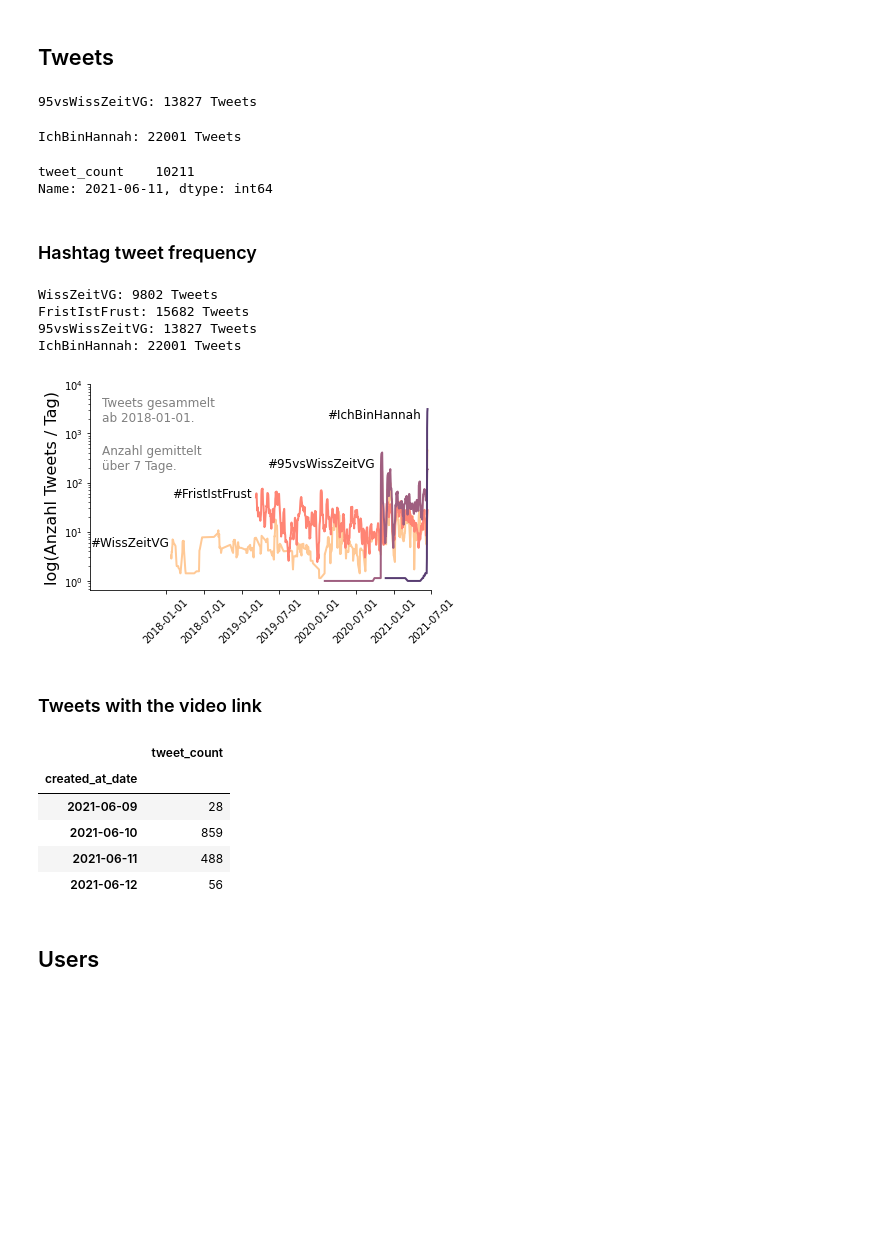
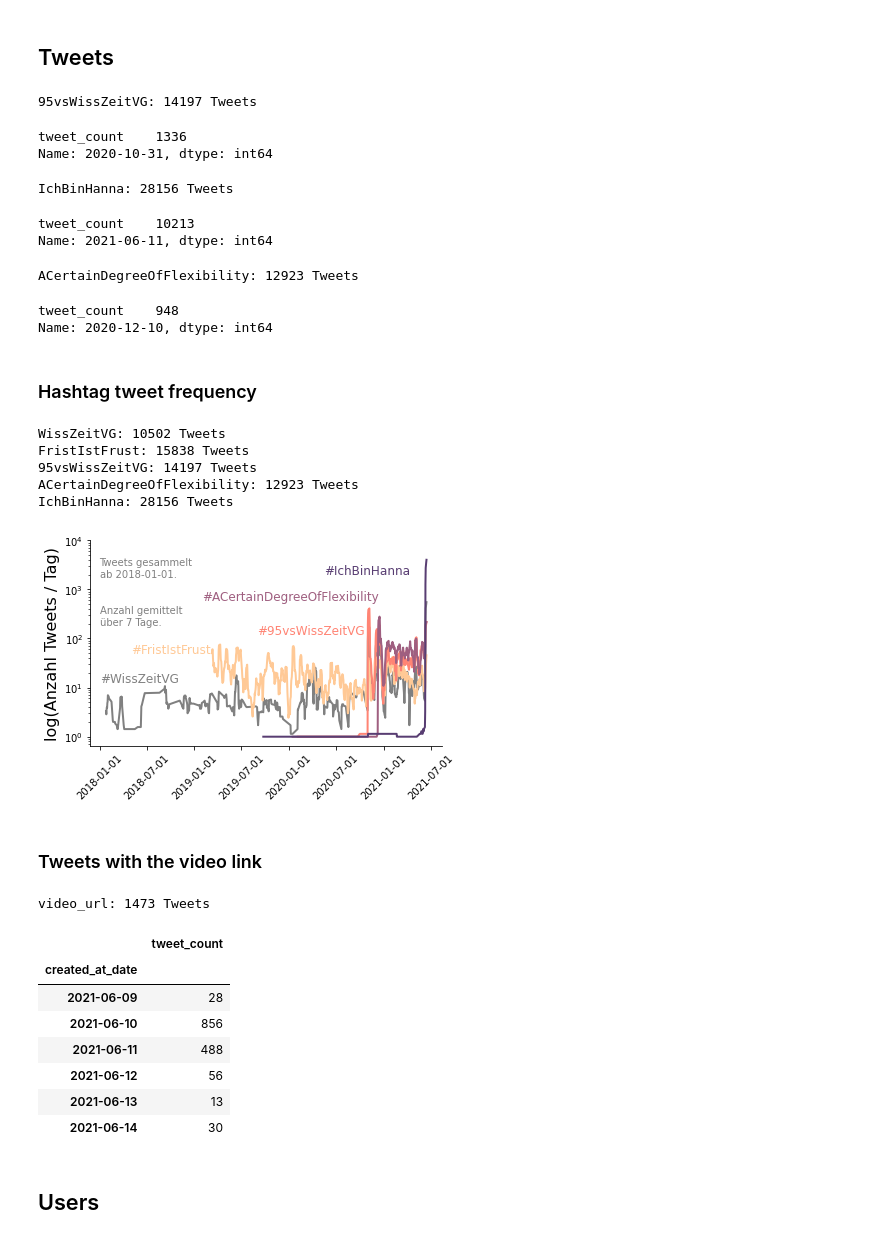
Before and after one commit to LaserStefan/IchbinHanna, a Jupyter notebook: code/analyze_tweets.ipynb, the cells around one changed output. Drawn from its saved outputs; the diff is of its cells as text; code cells hidden in the pictures; blank space fills up the shorter version.

```diff
--- a/code/analyze_tweets.ipynb
+++ b/code/analyze_tweets.ipynb
@@ -5,8 +5,9 @@ import pandas as pd
 from os.path import join
 import matplotlib.pyplot as plt
 # %%
-src = '../data'
-hashtags = ['WissZeitVG', 'FristIstFrust', '95vsWissZeitVG', 'IchBinHannah']
+src = '../data/tweets'
+hashtags = ['WissZeitVG', 'FristIstFrust', '95vsWissZeitVG',
+            'ACertainDegreeOfFlexibility', 'IchBinHanna']
 # %%
 def get_tweet_frequency(src, filename, date_cutoff=pd.to_datetime('2018-01-01')):
     data = pd.read_csv(join(src, '{}.csv'.format(filename)), low_memory=False)
@@ -27,67 +28,82 @@ def get_tweet_frequency(src, filename, date_cutoff=pd.to_datetime('2018-01-01'))
 frequency = get_tweet_frequency(src, '95vsWissZeitVG')
 frequency.loc[frequency['tweet_count'].idxmax()]
 # %% [output]
-95vsWissZeitVG: 13827 Tweets
+95vsWissZeitVG: 14197 Tweets
+tweet_count    1336
+Name: 2020-10-31, dtype: int64
 # %%
-frequency = get_tweet_frequency(src, 'IchBinHannah')
+frequency = get_tweet_frequency(src, 'IchBinHanna')
 frequency.loc[frequency['tweet_count'].idxmax()]
 # %% [output]
-IchBinHannah: 22001 Tweets
+IchBinHanna: 28156 Tweets
-tweet_count    10211
+tweet_count    10213
 Name: 2021-06-11, dtype: int64
+# %%
+frequency = get_tweet_frequency(src, 'ACertainDegreeOfFlexibility')
+frequency.loc[frequency['tweet_count'].idxmax()]
+# %% [output]
+ACertainDegreeOfFlexibility: 12923 Tweets
+tweet_count    948
+Name: 2020-12-10, dtype: int64
 # %% [markdown]
 ### Hashtag tweet frequency
 # %%
-colors = ['#ffc996', '#ff8474', '#9f5f80', '#583d72']
+colors = ['grey', '#ffc996', '#ff8474', '#9f5f80', '#583d72' ]
 
 fig, ax = plt.subplots()
 for ht, color in zip(hashtags, colors):
     frequency = get_tweet_frequency(src, ht)
     frequency_avg = frequency['tweet_count'].rolling(7).mean().dropna()
     ax.plot(frequency_avg.index, frequency_avg.values, color=color,
             label='#{}'.format(ht), linewidth=2)
 
 ax.set_yscale('log')
-ax.set_xlim(pd.to_datetime('2017-01-01'), pd.to_datetime('2021-07-01'))
+#ax.set_xlim(pd.to_datetime('2017-01-01'), pd.to_datetime('2021-07-01'))
 ax.set_ylim(ymax=1e4)
 ax.set_xticks([pd.to_datetime(t) for t in ['2018-01-01', '2018-07-01',
             '2019-01-01', '2019-07-01','2020-01-01', '2020-07-01',
             '2021-01-01', '2021-07-01',]])
 ax.tick_params(axis='x', rotation=45)
 ax.set_ylabel('log(Anzahl Tweets / Tag)', fontsize=16)
 ax.spines['right'].set_visible(False)
 ax.spines['top'].set_visible(False)
 
-ax.text(pd.to_datetime('2017-01-01'), 5, '#WissZeitVG', fontsize=12)
-ax.text(pd.to_datetime('2018-02-01'), 50, '#FristIstFrust', fontsize=12)
-ax.text(pd.to_datetime('2019-05-01'), 210, '#95vsWissZeitVG', fontsize=12)
-ax.text(pd.to_datetime('2020-02-15'), 2000, '#IchBinHannah', fontsize=12)
+ax.text(pd.to_datetime('2018-01-01'), 13, '#WissZeitVG', fontsize=12, color=colors[0])
+ax.text(pd.to_datetime('2018-05-01'), 50, '#FristIstFrust', fontsize=12, color=colors[1])
+ax.text(pd.to_datetime('2019-09-01'), 120, '#95vsWissZeitVG', fontsize=12, color=colors[2])
+ax.text(pd.to_datetime('2019-02-01'), 600, '#ACertainDegreeOfFlexibility', fontsize=12, color=colors[3])
+ax.text(pd.to_datetime('2020-05-15'), 2000, '#IchBinHanna', fontsize=12, color=colors[4])
 
-ax.text(pd.to_datetime('2017-03-01'), 1.8*1e3,'Tweets gesammelt\nab 2018-01-01.',
-       fontsize=12, color='grey')
-ax.text(pd.to_datetime('2017-03-01'), 1.9*1e2,'Anzahl gemittelt\nüber 7 Tage.',
-       fontsize=12, color='grey')
+ax.text(pd.to_datetime('2018-01-01'), 1.8*1e3,'Tweets gesammelt\nab 2018-01-01.',
+       fontsize=10, color='grey')
+ax.text(pd.to_datetime('2018-01-01'), 1.9*1e2,'Anzahl gemittelt\nüber 7 Tage.',
+       fontsize=10, color='grey')
 
 fig.tight_layout()
 plt.savefig('../plots/tweet_frequency.png', dpi=300)
+plt.savefig('../plots/tweet_frequency.svg')
 # %% [output]
-WissZeitVG: 9802 Tweets
-FristIstFrust: 15682 Tweets
-95vsWissZeitVG: 13827 Tweets
-IchBinHannah: 22001 Tweets
+WissZeitVG: 10502 Tweets
+FristIstFrust: 15838 Tweets
+95vsWissZeitVG: 14197 Tweets
+ACertainDegreeOfFlexibility: 12923 Tweets
+IchBinHanna: 28156 Tweets
-[figure, old version]
+[figure, new version]
 # %% [markdown]
 ### Tweets with the video link
 # %%
 frequency = get_tweet_frequency(src, 'video_url')
 frequency
 # %% [output]
+video_url: 1473 Tweets
 |  | tweet_count |
 | created_at_date |  |
 | 2021-06-09 | 28 |
-| 2021-06-10 | 859 |
+| 2021-06-10 | 856 |
 | 2021-06-11 | 488 |
 | 2021-06-12 | 56 |
+| 2021-06-13 | 13 |
+| 2021-06-14 | 30 |
 # %% [markdown]
 ## Users
 # %% [markdown]
```
Also changed, not shown: parts of 17 cells of this notebook, 17 other files.
